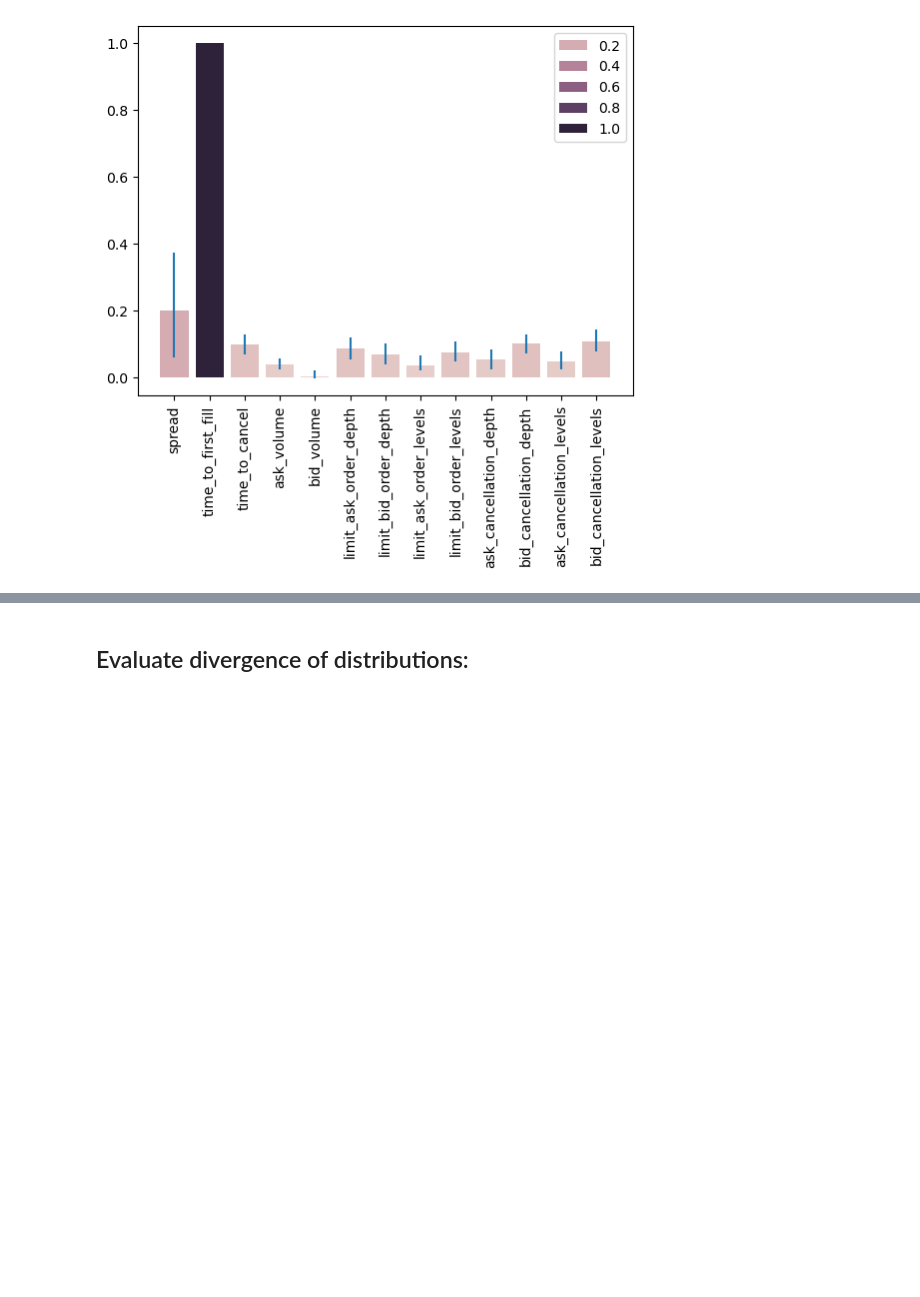
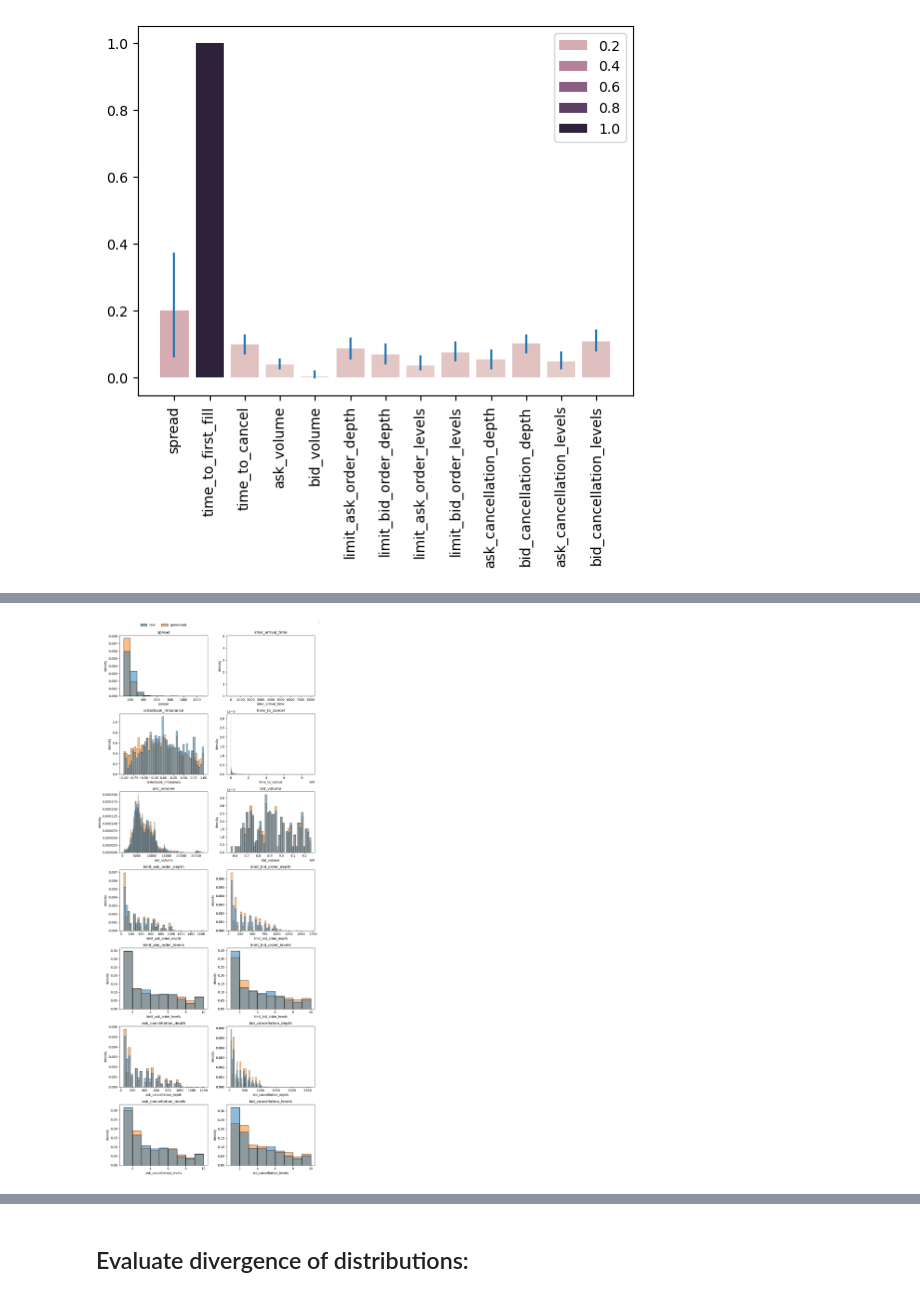
Before and after one commit to peernagy/lob_bench, a Jupyter notebook: benchmark.ipynb, the cells around one changed output, grey strips where cells are left out. Drawn from its saved outputs; the diff is of its cells as text; code cells hidden in the pictures; blank space fills up the shorter version.

```diff
--- a/benchmark.ipynb
+++ b/benchmark.ipynb
@@ -386,0 +410,5 @@ plot_fns
+# %%
+# Plot all histograms in single subplot
+plotting.hist_subplots(plot_fns, (10, 25))
+# %% [output]
+[figure, added]
```
Also changed, not shown: parts of 18 cells of this notebook, 6 other files.
